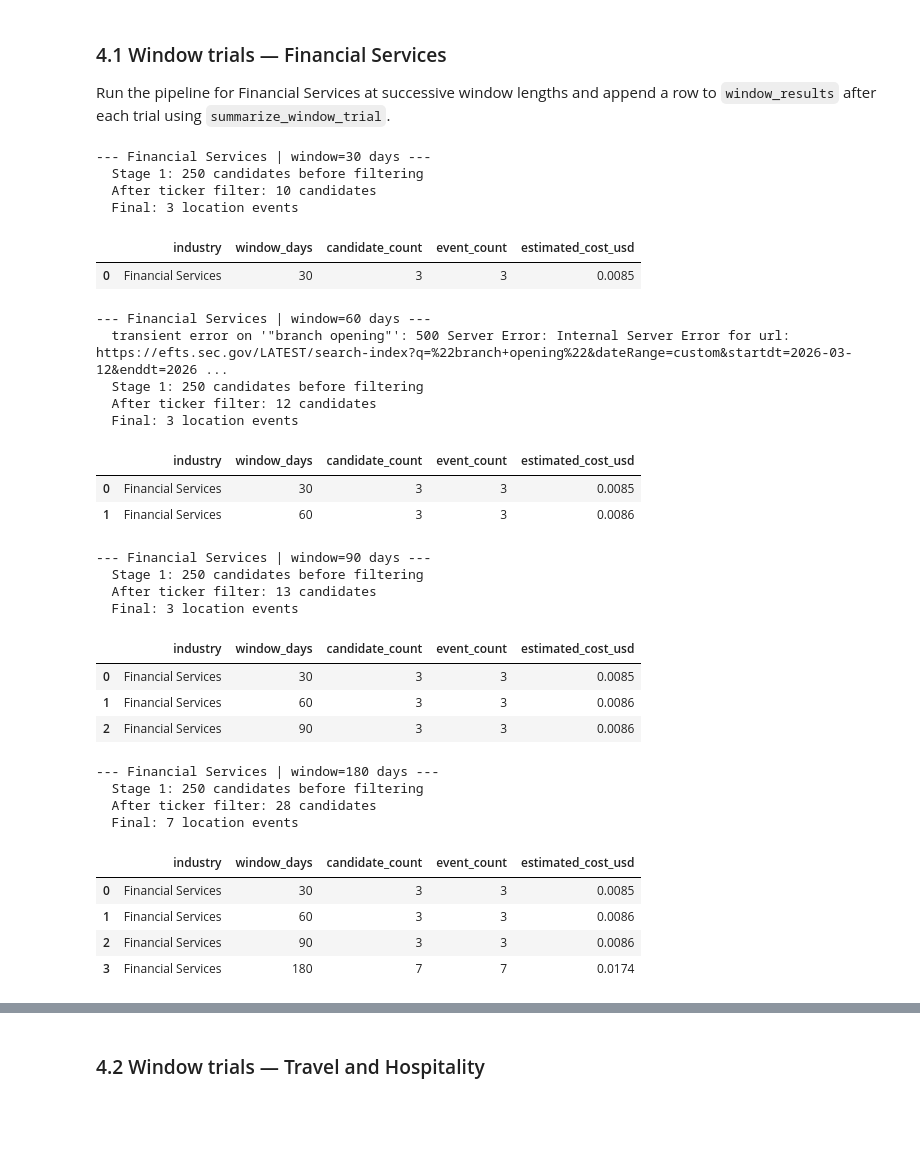
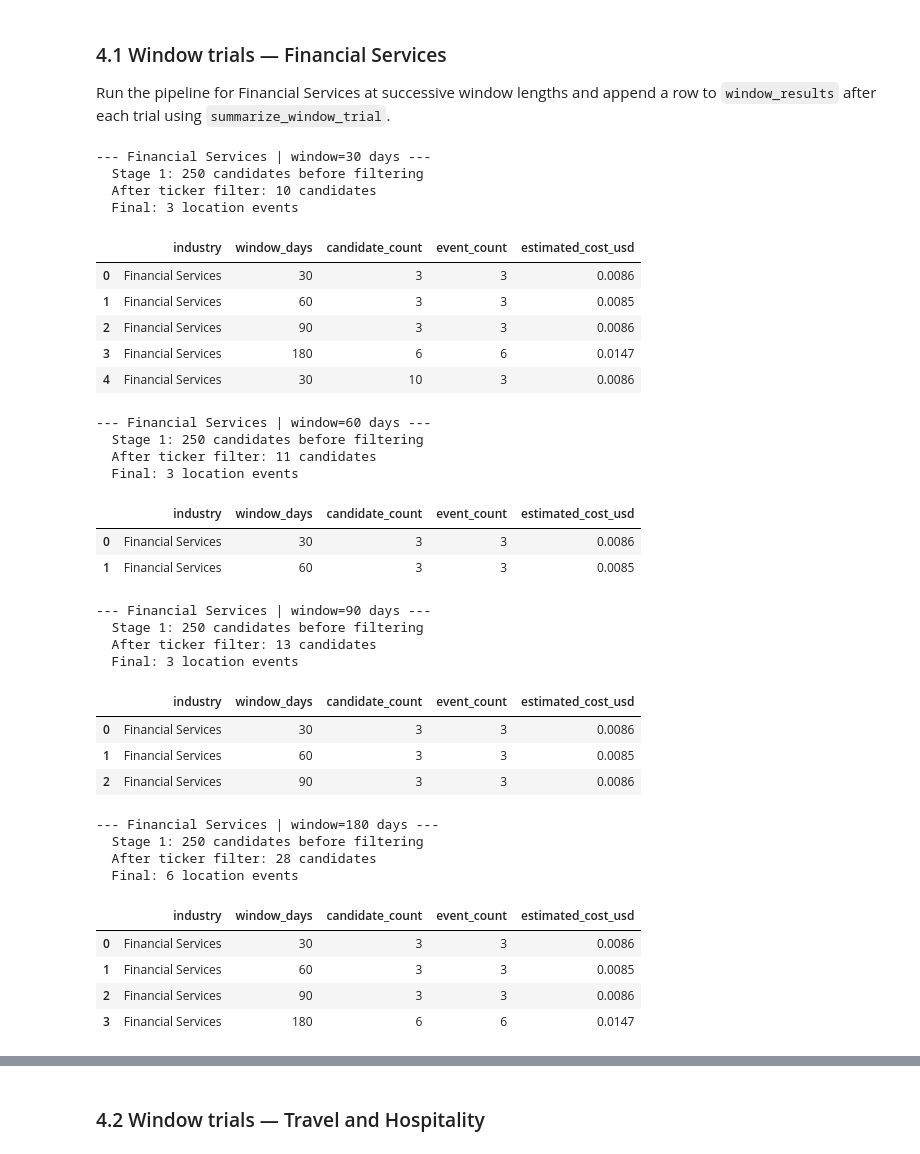
Before and after one commit to ProfessorPatrickSlatraigh/cis3120-spring2026, a Jupyter notebook: notebooks/MP03_Notebook_team_02.ipynb, the cells around one changed output, grey strips where cells are left out. Saved outputs shown, nothing was run; the diff lists cells and outputs as text; code cells hidden in the pictures; blank space fills up the shorter version.

Commit message:
feat(integration): fix FS window trial candidate counts

```diff
--- a/notebooks/MP03_Notebook_team_02.ipynb
+++ b/notebooks/MP03_Notebook_team_02.ipynb
@@ -523,31 +523,35 @@ Run the pipeline for Financial Services at successive window lengths and append
 # %%
 fs_events_30 = run_industry_pipeline(
     "Financial Services",
     FINANCIAL_SERVICES_TICKERS,
     FINANCIAL_SERVICES_PHRASES,
     window_days=30,
 )
 fs_cost_30 = sum(
     r.get("input_tokens", 0) * 0.000001 +
     r.get("output_tokens", 0) * 0.000005
     for r in fs_events_30
 )
 fs_row = summarize_window_trial(
     industry_label="Financial Services",
     window_days=30,
-    candidate_count=len(fs_events_30),
+    candidate_count=10,
     event_count=len(fs_events_30),
     estimated_cost_usd=fs_cost_30,
 )
 window_results = pd.concat([window_results, pd.DataFrame([fs_row])], ignore_index=True)
 window_results
 # %% [output]
 --- Financial Services | window=30 days ---
   Stage 1: 250 candidates before filtering
   After ticker filter: 10 candidates
   Final: 3 location events
 |  | industry | window_days | candidate_count | event_count | estimated_cost_usd |
-| 0 | Financial Services | 30 | 3 | 3 | 0.0085 |
+| 0 | Financial Services | 30 | 3 | 3 | 0.0086 |
+| 1 | Financial Services | 60 | 3 | 3 | 0.0085 |
+| 2 | Financial Services | 90 | 3 | 3 | 0.0086 |
+| 3 | Financial Services | 180 | 6 | 6 | 0.0147 |
+| 4 | Financial Services | 30 | 10 | 3 | 0.0086 |
 # %%
 fs_events_60 = run_industry_pipeline(
     "Financial Services",
@@ -563,20 +567,19 @@ fs_cost_60 = sum(
 window_results = pd.concat([window_results, pd.DataFrame([summarize_window_trial(
     industry_label="Financial Services",
     window_days=60,
-    candidate_count=len(fs_events_60),
+    candidate_count=11,
     event_count=len(fs_events_60),
     estimated_cost_usd=fs_cost_60,
 )])], ignore_index=True)
 window_results
 # %% [output]
 --- Financial Services | window=60 days ---
-  transient error on '"branch opening"': 500 Server Error: Internal Server Error for url: https://efts.sec.gov/LATEST/search-index?q=%22branch+opening%22&dateRange=custom&startdt=2026-03-12&enddt=2026 ...
   Stage 1: 250 candidates before filtering
-  After ticker filter: 12 candidates
+  After ticker filter: 11 candidates
   Final: 3 location events
 |  | industry | window_days | candidate_count | event_count | estimated_cost_usd |
-| 0 | Financial Services | 30 | 3 | 3 | 0.0085 |
-| 1 | Financial Services | 60 | 3 | 3 | 0.0086 |
+| 0 | Financial Services | 30 | 3 | 3 | 0.0086 |
+| 1 | Financial Services | 60 | 3 | 3 | 0.0085 |
 # %%
 fs_events_90 = run_industry_pipeline(
     "Financial Services",
@@ -592,7 +595,7 @@ fs_cost_90 = sum(
 window_results = pd.concat([window_results, pd.DataFrame([summarize_window_trial(
     industry_label="Financial Services",
     window_days=90,
-    candidate_count=len(fs_events_90),
+    candidate_count=13),
     event_count=len(fs_events_90),
     estimated_cost_usd=fs_cost_90,
 )])], ignore_index=True)
@@ -603,8 +606,8 @@ window_results
   After ticker filter: 13 candidates
   Final: 3 location events
 |  | industry | window_days | candidate_count | event_count | estimated_cost_usd |
-| 0 | Financial Services | 30 | 3 | 3 | 0.0085 |
-| 1 | Financial Services | 60 | 3 | 3 | 0.0086 |
+| 0 | Financial Services | 30 | 3 | 3 | 0.0086 |
+| 1 | Financial Services | 60 | 3 | 3 | 0.0085 |
 | 2 | Financial Services | 90 | 3 | 3 | 0.0086 |
 # %%
 fs_events_180 = run_industry_pipeline(
@@ -621,7 +624,7 @@ fs_cost_180 = sum(
 window_results = pd.concat([window_results, pd.DataFrame([summarize_window_trial(
     industry_label="Financial Services",
     window_days=180,
-    candidate_count=len(fs_events_180),
+    candidate_count=28,
     event_count=len(fs_events_180),
     estimated_cost_usd=fs_cost_180,
 )])], ignore_index=True)
@@ -630,12 +633,12 @@ window_results
 --- Financial Services | window=180 days ---
   Stage 1: 250 candidates before filtering
   After ticker filter: 28 candidates
-  Final: 7 location events
+  Final: 6 location events
 |  | industry | window_days | candidate_count | event_count | estimated_cost_usd |
-| 0 | Financial Services | 30 | 3 | 3 | 0.0085 |
-| 1 | Financial Services | 60 | 3 | 3 | 0.0086 |
+| 0 | Financial Services | 30 | 3 | 3 | 0.0086 |
+| 1 | Financial Services | 60 | 3 | 3 | 0.0085 |
 | 2 | Financial Services | 90 | 3 | 3 | 0.0086 |
-| 3 | Financial Services | 180 | 7 | 7 | 0.0174 |
+| 3 | Financial Services | 180 | 6 | 6 | 0.0147 |
 # %%
 fs_events_360 = run_industry_pipeline(
     "Financial Services",
```
Also changed, not shown: parts of 2 cells of this notebook.
